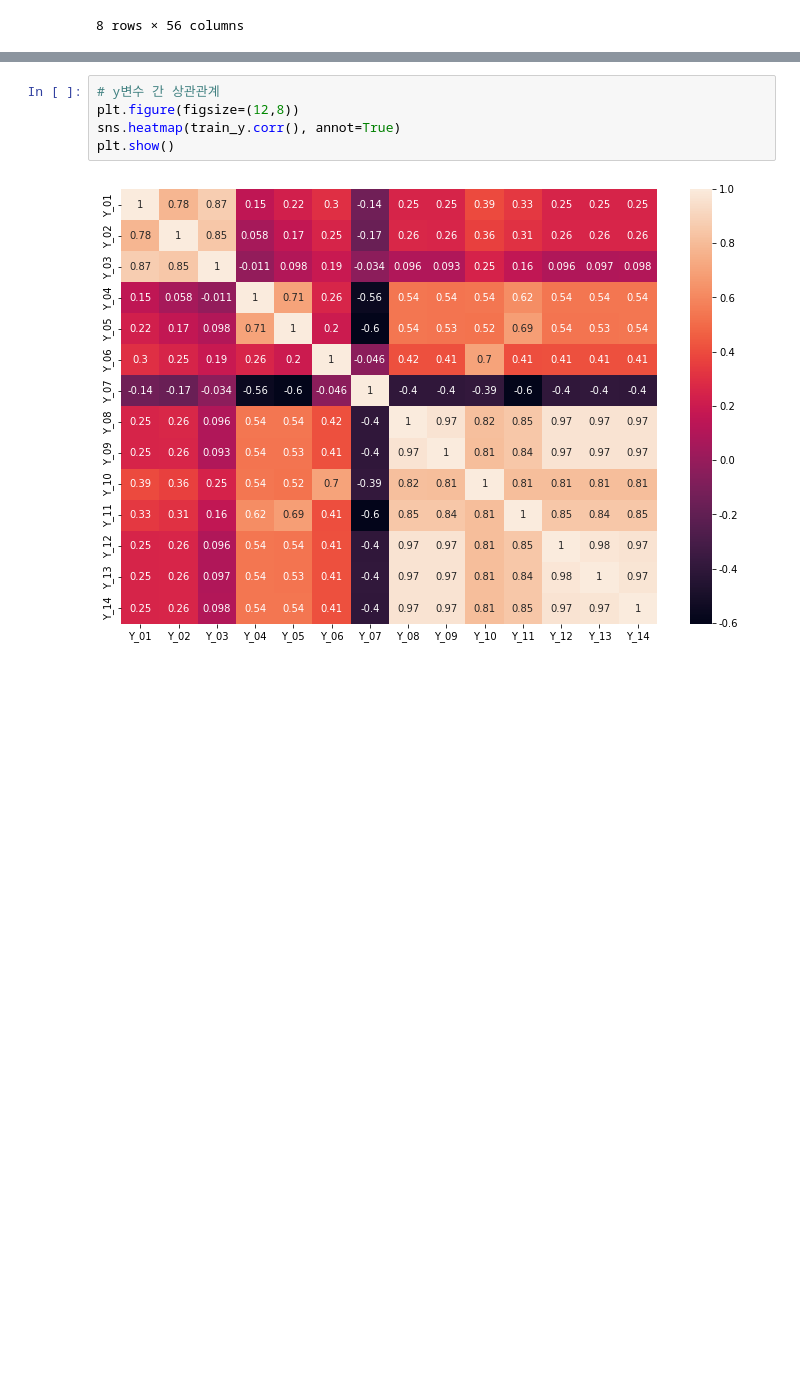
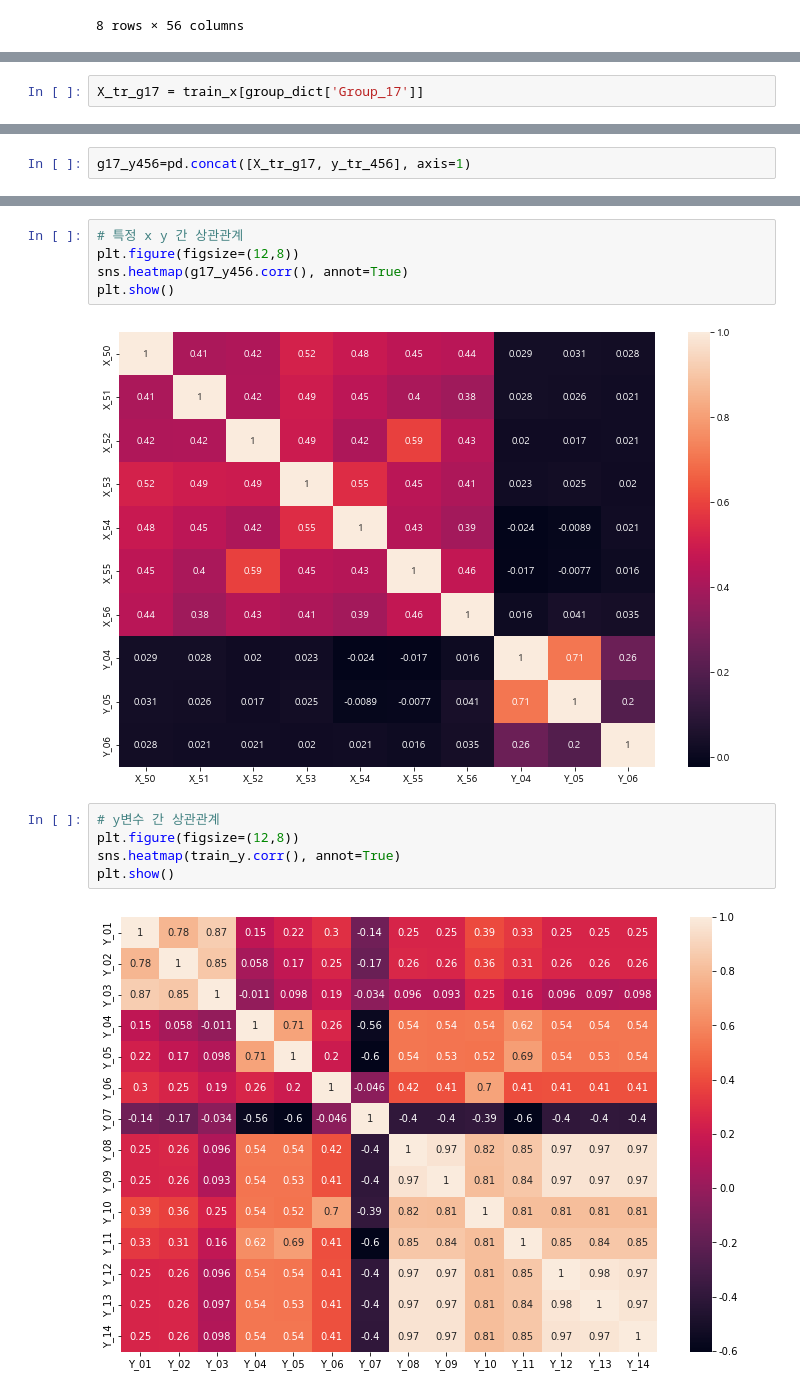
Before and after one commit to Hyunseo-BA/Dacon, a Jupyter notebook: Check_data.ipynb, the cells around one changed output, grey strips where cells are left out. Cells and saved outputs as stored; diff of their text form; blank space fills up the shorter version.

```diff
--- a/Check_data.ipynb
+++ b/Check_data.ipynb
@@ -86,0 +116,2 @@ train_y.describe()
+# %%
+X_tr_g17 = train_x[group_dict['Group_17']]
@@ -86,0 +135,2 @@ train_y.describe()
+# %%
+g17_y456=pd.concat([X_tr_g17, y_tr_456], axis=1)
@@ -87,3 +144,10 @@ train_y.describe()
+# %%
+# 특정 x y 간 상관관계
+plt.figure(figsize=(12,8))
+sns.heatmap(g17_y456.corr(), annot=True)
+plt.show()
+# %% [output]
+[figure, added]
 # %%
 # y변수 간 상관관계
 plt.figure(figsize=(12,8))
```
Also changed, not shown: parts of 15 cells of this notebook, 2 other files.
